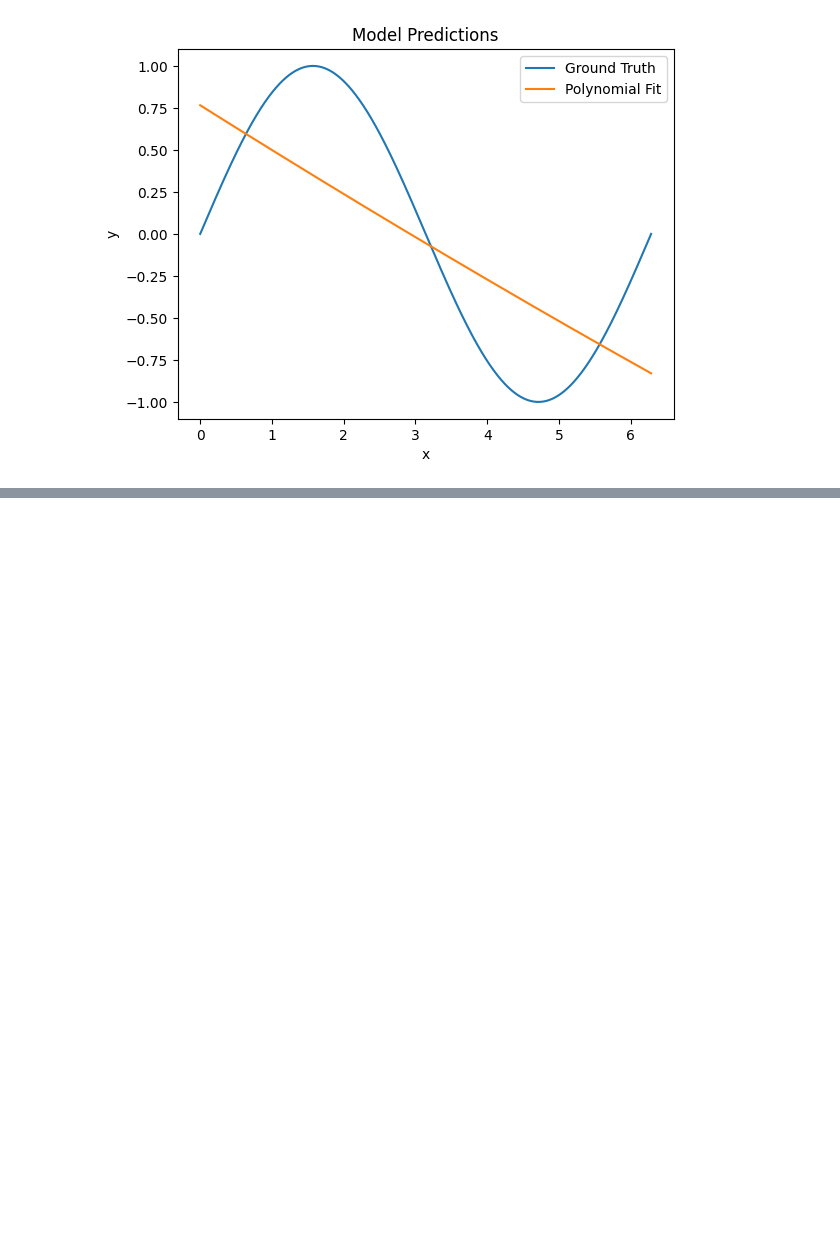
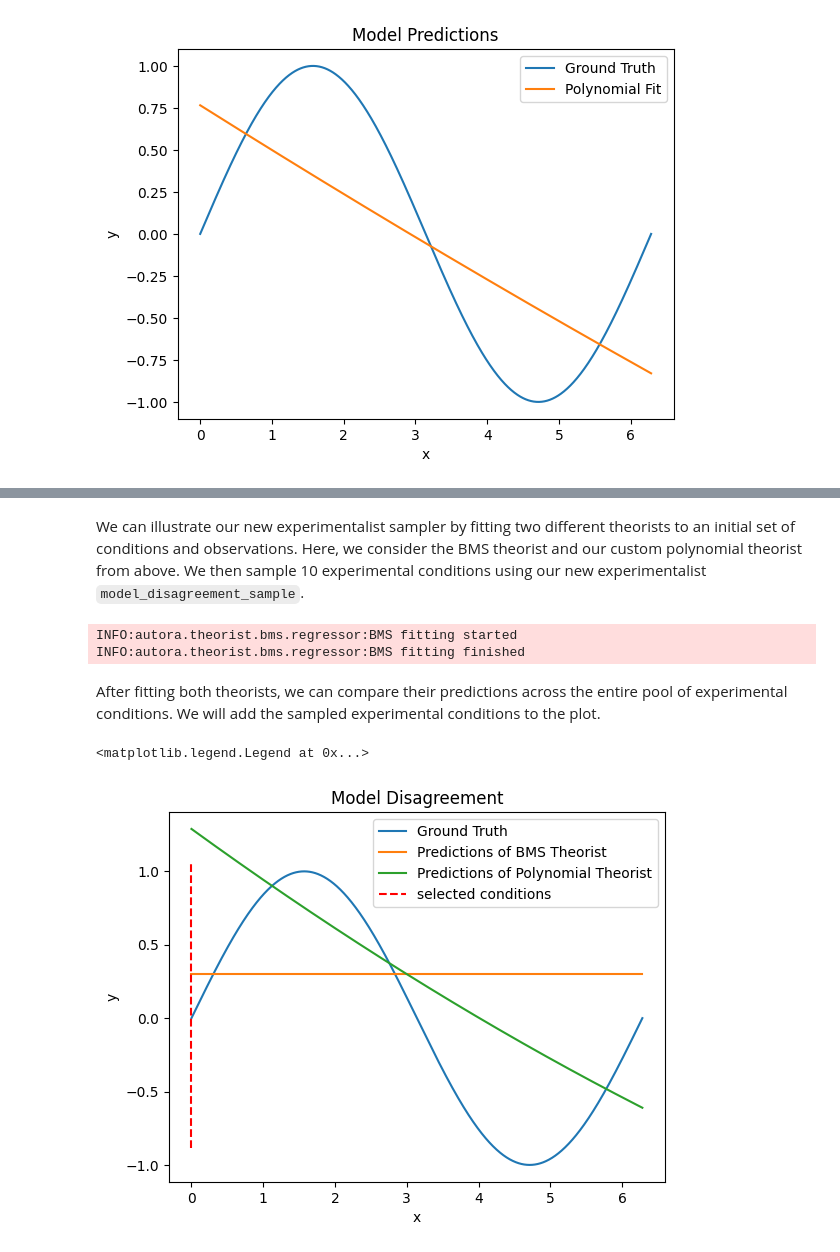
Before and after one commit to AutoResearch/autora, a Jupyter notebook: docs/tutorials/Basic Usage.ipynb, the cells around one changed output, grey strips where cells are left out. Saved outputs shown, nothing was run; the diff lists cells and outputs as text; code cells hidden in the pictures; blank space fills up the shorter version.

```diff
--- a/docs/tutorials/Basic Usage.ipynb
+++ b/docs/tutorials/Basic Usage.ipynb
@@ -1099,13 +1099,15 @@ class PolynomialRegressor(BaseEstimator):
 # %% [markdown]
 We can now assign the theorist to a new controller.
 # %%
+theorist_poly = PolynomialRegressor(degree = 3)
+
 # define controller
 controller_with_polynomial_theorist = Controller(
     monitor=monitor,
     variables=metadata,
     experimentalist=falsification_sample,
     experiment_runner=run_experiment,
-    theorist=PolynomialRegressor(degree = 3),
+    theorist=theorist_poly,
     params=params,
 )
 
@@ -1352,0 +1168,49 @@ def remove_outliers(observations, conditions, max_sd: int=3):
+# %% [markdown]
+We can illustrate our new experimentalist sampler by fitting two different theorists to an initial set of conditions and observations. Here, we consider the BMS theorist and our custom polynomial theorist from above. We then sample 10 experimental conditions using our new experimentalist ``model_disagreement_sample``.
+# %%
+# fit two theorists
+theorist_bms.fit(initial_conditions, initial_observations)
+theorist_poly.fit(initial_conditions, initial_observations)
+
+# sample experimental conditions with our custom experimentalist sampler function
+selected_conditions = model_disagreement_sample(condition_pool,
+                                                theorist_bms,
+                                                theorist_poly,
+                                                num_samples = 10)
+# %% [output]
+INFO:autora.theorist.bms.regressor:BMS fitting started
+INFO:autora.theorist.bms.regressor:BMS fitting finished
+# %% [markdown]
+After fitting both theorists, we can compare their predictions across the entire pool of experimental conditions. We will add the sampled experimental conditions to the plot.
+# %%
+# plot model predictions against ground-truth
+import matplotlib.pyplot as plt
+
+# obtain predictions for both theorists
+predicted_observations_bms = theorist_bms.predict(condition_pool)
+predicted_observations_poly = theorist_poly.predict(condition_pool)
+
+plt.plot(condition_pool, ground_truth(condition_pool), label='Ground Truth')
+plt.plot(condition_pool, predicted_observations_bms, label='Predictions of BMS Theorist')
+plt.plot(condition_pool, predicted_observations_poly, label='Predictions of Polynomial Theorist')
+
+y_min = np.min(initial_observations)
+y_max  = np.max(initial_observations)
+
+# plot conditions obtained by novelty sampler
+for idx, condition in enumerate(selected_conditions):
+    if idx == 0:
+        plt.plot([condition[0], condition[0]],
+                 [y_min, y_max],
+                 '--r', label='selected conditions')
+    else: # we want to omit the label for all other conditions
+        plt.plot()
+
+
+plt.xlabel('x')
+plt.ylabel('y')
+plt.title('Model Disagreement')
+plt.legend()
+# %% [output]
+<matplotlib.legend.Legend at 0x...>
+[figure, added]
```
Also changed, not shown: parts of 21 cells of this notebook.
